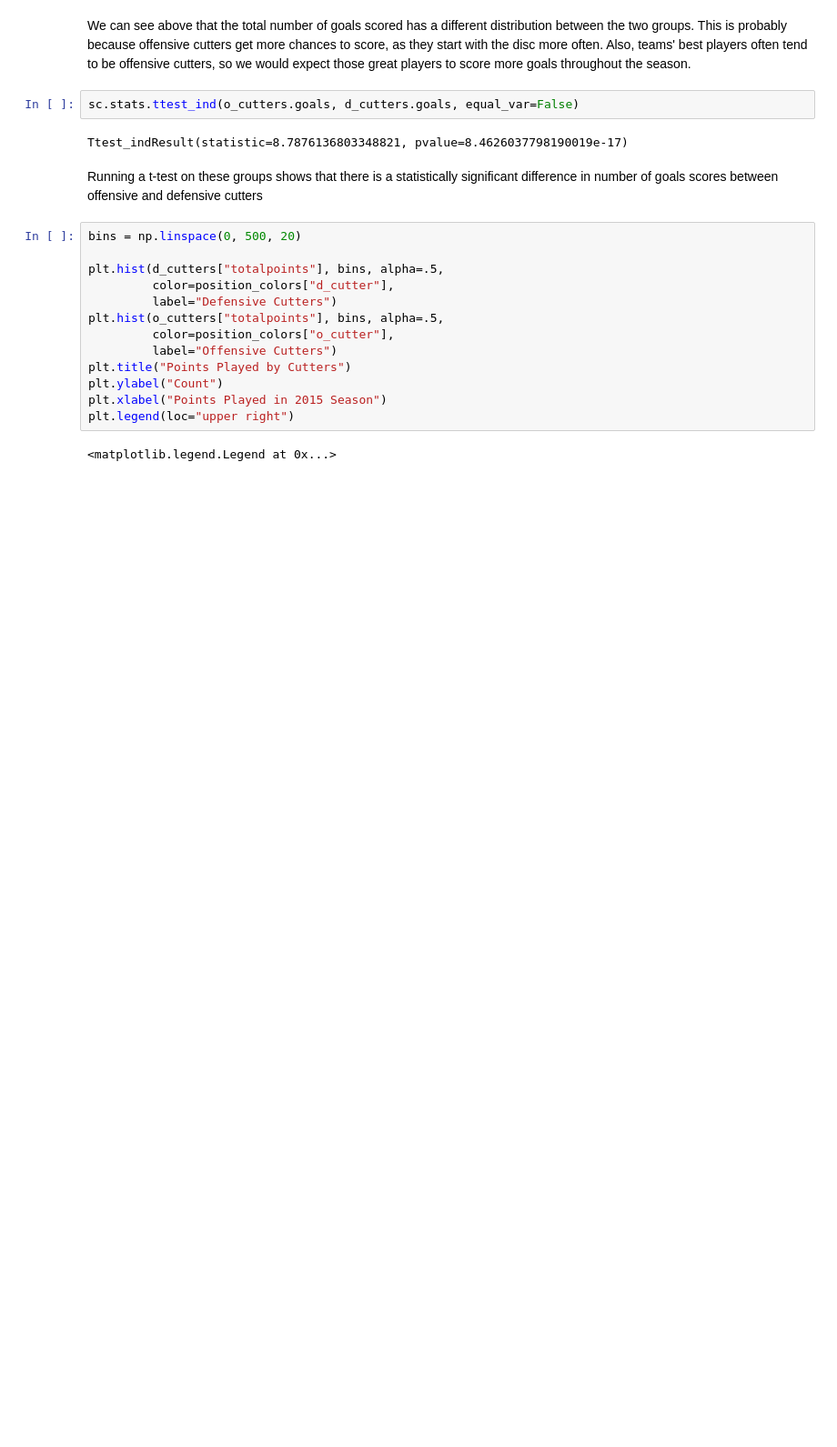
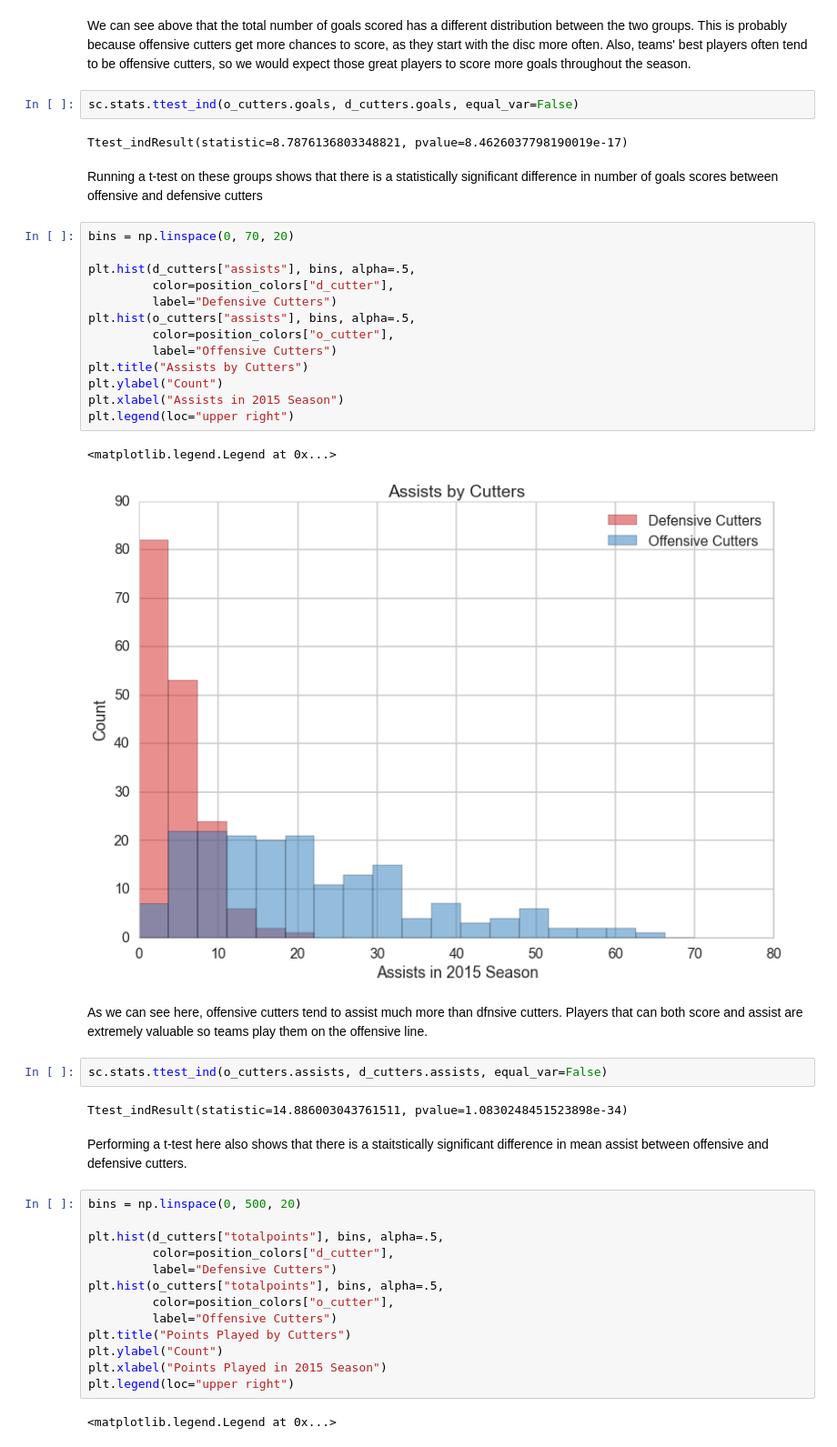
Before and after one commit to karinehsu/cs109-final-project, a Jupyter notebook: player-cluster.ipynb, the cells around one changed output. Shown at 91% size. Saved outputs shown, nothing was run; the diff lists cells and outputs as text; blank space fills up the shorter version.

```diff
--- a/player-cluster.ipynb
+++ b/player-cluster.ipynb
@@ -465,6 +467,30 @@ sc.stats.ttest_ind(o_cutters.goals, d_cutters.goals, equal_var=False)
 Ttest_indResult(statistic=8.7876136803348821, pvalue=8.4626037798190019e-17)
 # %% [markdown]
 Running a t-test on these groups shows that there is a statistically significant difference in number of goals scores between offensive and defensive cutters
+# %%
+bins = np.linspace(0, 70, 20)
+
+plt.hist(d_cutters["assists"], bins, alpha=.5,
+         color=position_colors["d_cutter"],
+         label="Defensive Cutters")
+plt.hist(o_cutters["assists"], bins, alpha=.5,
+         color=position_colors["o_cutter"],
+         label="Offensive Cutters")
+plt.title("Assists by Cutters")
+plt.ylabel("Count")
+plt.xlabel("Assists in 2015 Season")
+plt.legend(loc="upper right")
+# %% [output]
+<matplotlib.legend.Legend at 0x...>
+[figure, added]
+# %% [markdown]
+As we can see here, offensive cutters tend to assist much more than dfnsive cutters. Players that can both score and assist are extremely valuable so teams play them on the offensive line.
+# %%
+sc.stats.ttest_ind(o_cutters.assists, d_cutters.assists, equal_var=False)
+# %% [output]
+Ttest_indResult(statistic=14.886003043761511, pvalue=1.0830248451523898e-34)
+# %% [markdown]
+Performing a t-test here also shows that there is a staitstically significant difference in mean assist between offensive and defensive cutters.
 # %%
 bins = np.linspace(0, 500, 20)
 
```
Also changed, not shown: parts of 20 cells of this notebook.
